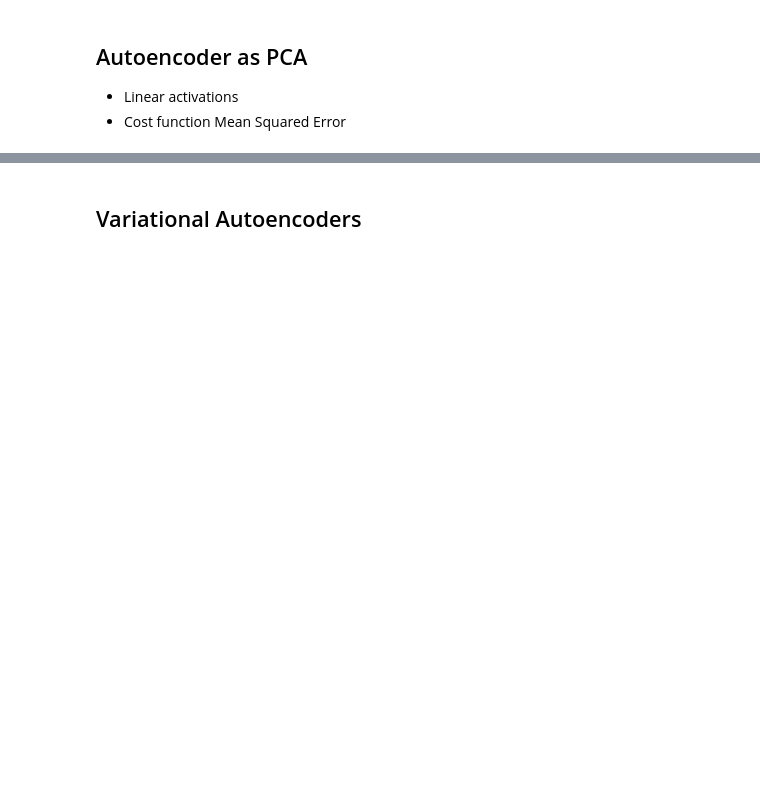
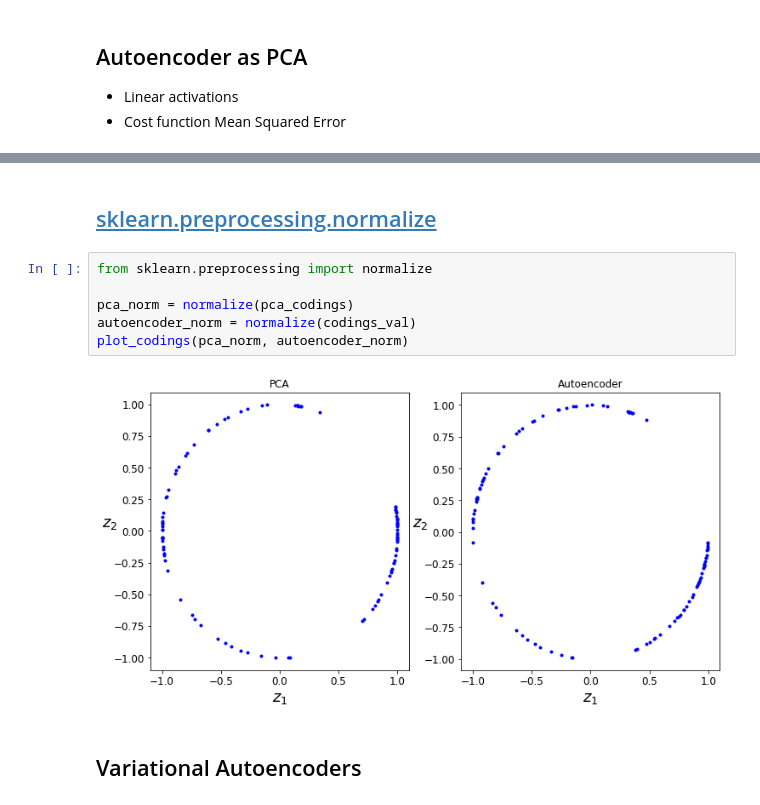
Before and after one commit to gelazari/autoencoder-meetup, a Jupyter notebook: autoencoders.ipynb, the cells around one changed output, grey strips where cells are left out. Saved outputs shown, nothing was run; the diff lists cells and outputs as text; blank space fills up the shorter version.

```diff
--- a/autoencoders.ipynb
+++ b/autoencoders.ipynb
@@ -191,2 +236,12 @@ plot_two_codings(pca_codings, codings_val)
+# %% [markdown]
+## [sklearn.preprocessing.normalize](http://scikit-learn.org/stable/modules/generated/sklearn.preprocessing.normalize.html)
+# %%
+from sklearn.preprocessing import normalize
+
+pca_norm = normalize(pca_codings)
+autoencoder_norm = normalize(codings_val)
+plot_codings(pca_norm, autoencoder_norm)
+# %% [output]
+[figure, added]
 # %% [markdown]
 ## Variational Autoencoders
```
Also changed, not shown: parts of 14 cells of this notebook.
